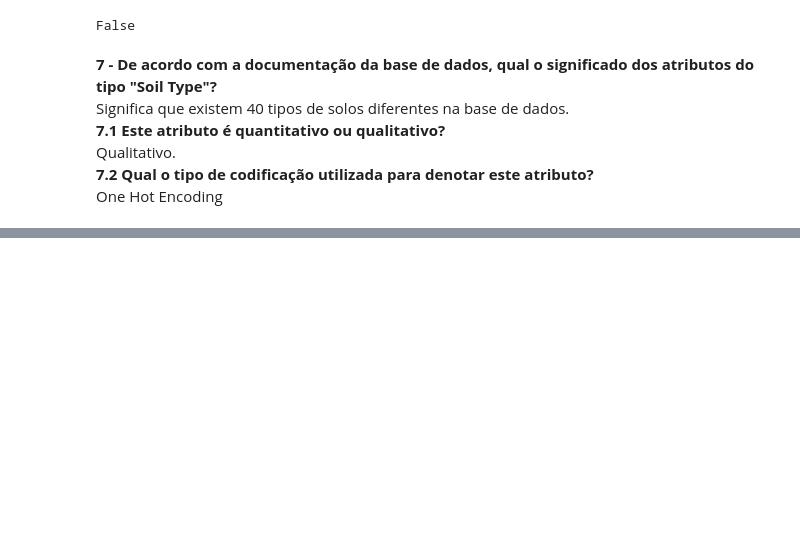
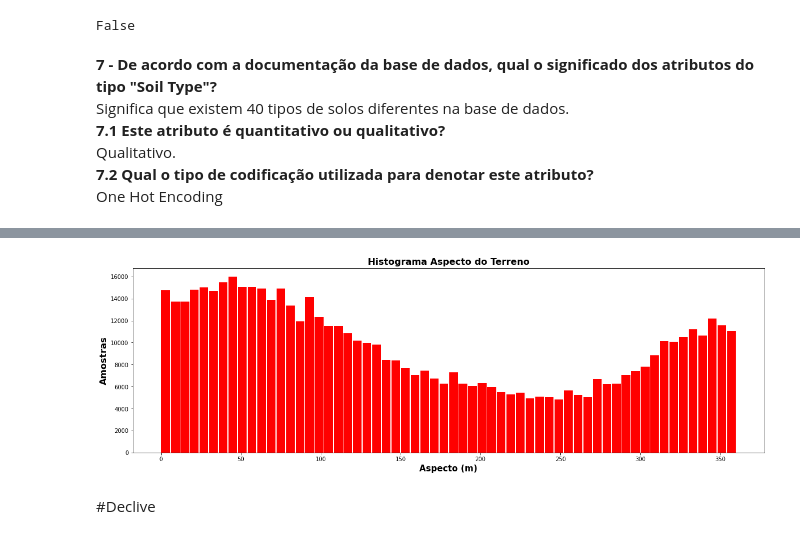
Before and after one commit to AllanHigorLP/Atividade_avaliativa-2.2-RNA, a Jupyter notebook: PP_2_2_1_Conhecendo_o_Conjunto_de_Dados.ipynb, the cells around one changed output, grey strips where cells are left out. Cells and saved outputs as stored; diff of their text form; code cells hidden in the pictures; blank space fills up the shorter version.

```diff
--- a/PP_2_2_1_Conhecendo_o_Conjunto_de_Dados.ipynb
+++ b/PP_2_2_1_Conhecendo_o_Conjunto_de_Dados.ipynb
@@ -176,0 +196,14 @@ False
+# %%
+df3=df.Aspect.sort_values()
+df3.head()
+df3 = df3.reset_index()
+# %%
+df3.Aspect.plot.hist(figsize=(20, 6),grid=False,bins=60,rwidth=0.9,color='r')
+plt.title("Histograma Aspecto do Terreno", fontsize=16,weight='bold')
+plt.ylabel("Amostras",fontsize=16,weight='bold')
+plt.xlabel("Aspecto (m)",fontsize=15,weight='bold')
+plt.show()
+# %% [output]
+[figure, added]
+# %% [markdown]
+#Declive
```
Also changed, not shown: parts of 16 cells of this notebook.
